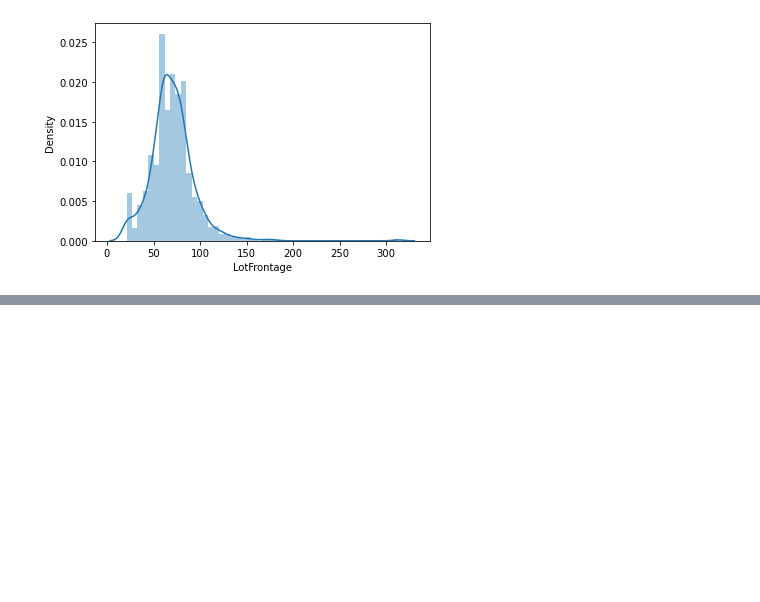
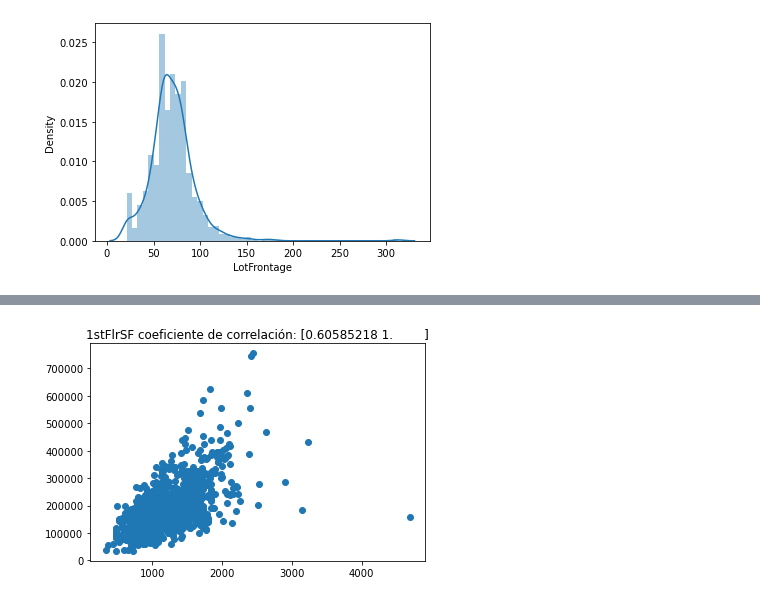
Before and after one commit to KElizabethL/Proyecto_1-Statistical, a Jupyter notebook: proyecto_1.ipynb, the cells around one changed output, grey strips where cells are left out. Drawn from its saved outputs; the diff is of its cells as text; code cells hidden in the pictures; blank space fills up the shorter version.

```diff
--- a/proyecto_1.ipynb
+++ b/proyecto_1.ipynb
@@ -184,0 +198,7 @@ sb.distplot(df[:,5][~np.isnan(df[:,5])],axlabel=colums[5])
+# %%
+CRR2 = np.corrcoef(df[:,2],df[:,0])
+plt.scatter(df[:,2],df[:,0])
+plt.title(colums[2]+' coeficiente de correlación: ' + str(CRR2[1]))
+plt.show()
+# %% [output]
+[figure, added]
```
Also changed, not shown: parts of 7 cells of this notebook, 1 other file.
